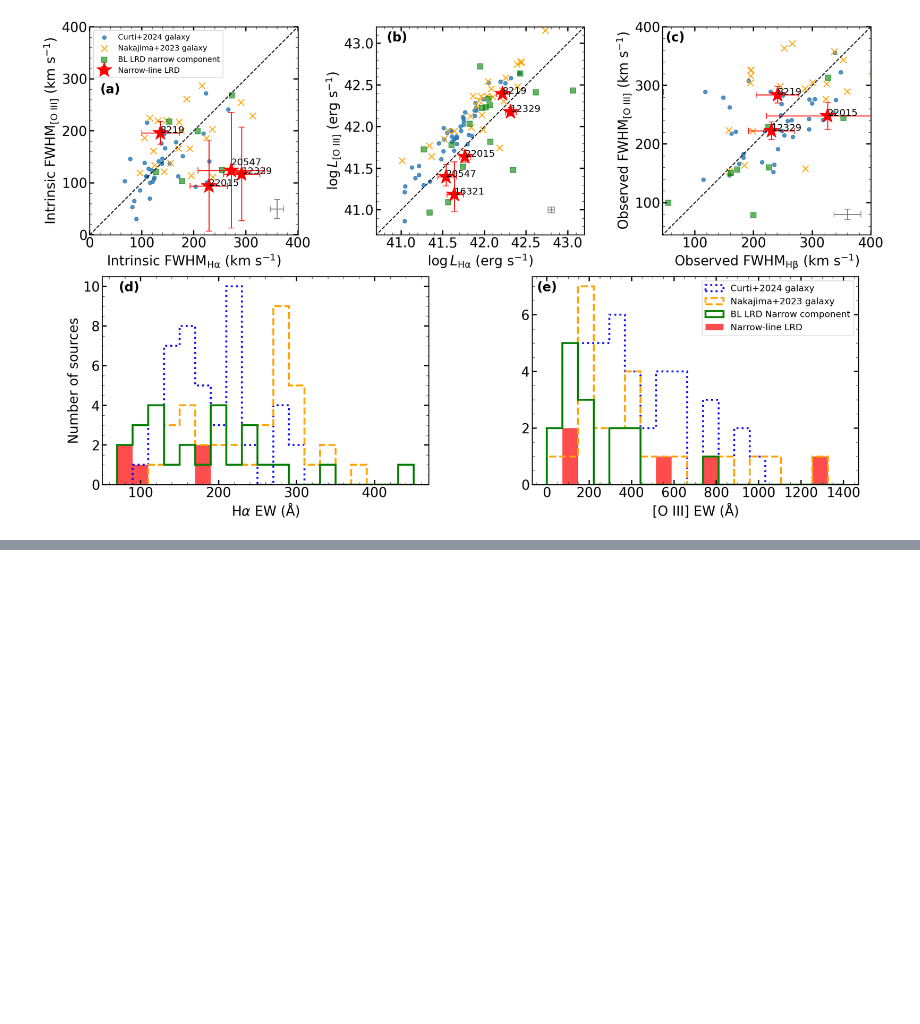
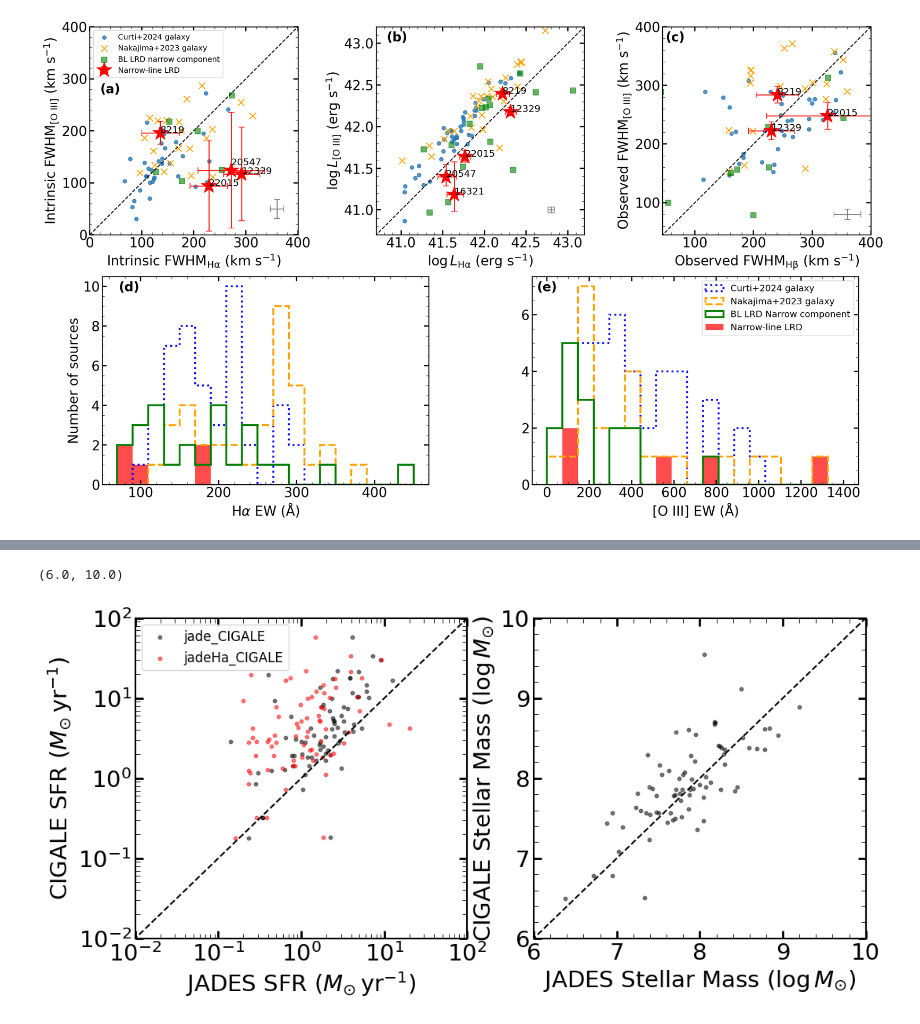
Before and after one commit to Zijian-astro/NL-LRD-2025-Data, a Jupyter notebook: Code/property_compare.ipynb, the cells around one changed output, grey strips where cells are left out. Cells and saved outputs as stored; diff of their text form; code cells hidden in the pictures; blank space fills up the shorter version.

```diff
--- a/Code/property_compare.ipynb
+++ b/Code/property_compare.ipynb
@@ -1246,0 +1333,28 @@ plt.savefig('../Figure/Ha_OIII_FWHM_compare.pdf', dpi=300, bbox_inches='tight')
+# %%
+x = np.linspace(0, 100, 100)
+
+# plt.figure(figsize=(6, 6))
+plt.figure(figsize=(12, 5.3))
+ax1 = plt.subplot(121)
+ax2 = plt.subplot(122)
+ax1.scatter(SFR_a_jade,  jade_sfr10Myrs_cigale, s=10, c='k', alpha=0.5, label='jade_CIGALE')
+ax1.scatter(SFR_Ha_jade, jade_sfr10Myrs_cigale, s=10, c='r', alpha=0.5, label='jadeHa_CIGALE')
+# plt.scatter( SFR_a_jade,SFR_Ha_jade, s=10, c='b', alpha=0.5, label='jadeHa_jade')
+ax1.plot(x, x, 'k--')
+ax1.set_xscale('log')
+ax1.set_yscale('log')
+ax1.set_xlabel(r'JADES SFR ($M_{\odot} \, \rm yr^{-1}$)')
+ax1.set_ylabel(r'CIGALE SFR ($M_{\odot} \, \rm yr^{-1}$)')
+ax1.set_xlim(1e-2, 1e2)
+ax1.set_ylim(1e-2, 1e2)
+ax1.legend(fontsize=12)
+
+ax2.scatter(stellar_mass_jade, logjade_mass_cigale, s=10, c='k', alpha=0.5)
+ax2.plot(x, x, 'k--')
+ax2.set_xlabel(r'JADES Stellar Mass ($\log M_{\odot}$)')
+ax2.set_ylabel(r'CIGALE Stellar Mass ($\log M_{\odot}$)')
+ax2.set_xlim(6, 10)
+ax2.set_ylim(6, 10)
+# %% [output]
+(6.0, 10.0)
+[figure, added]
```
Also changed, not shown: parts of 18 cells of this notebook, 30 other files.
